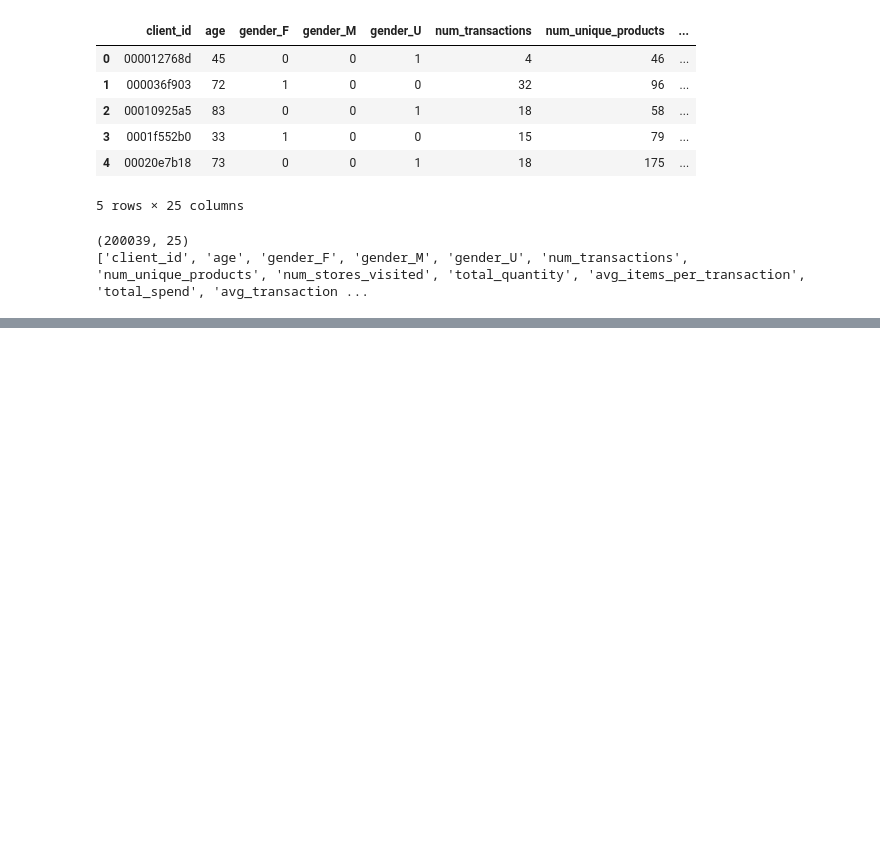
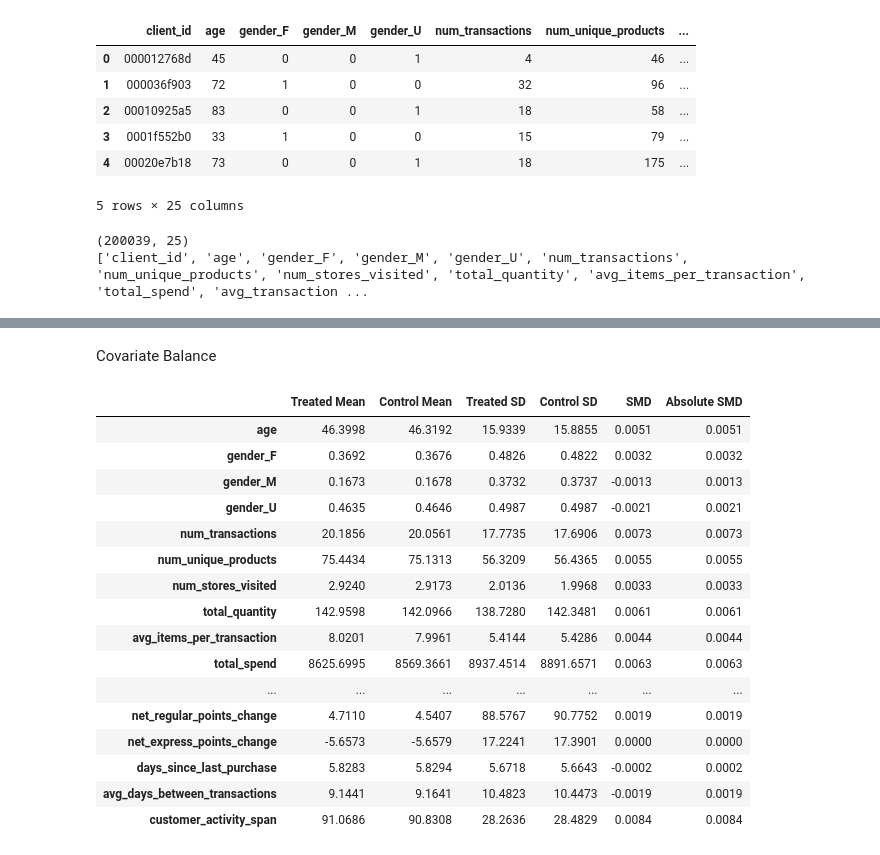
Before and after one commit to shannon-kwok/DSE4101-CausalForest-Grp2, a Jupyter notebook: notebooks/retailhero.ipynb, the cells around one changed output, grey strips where cells are left out. Cells and saved outputs as stored; diff of their text form; code cells hidden in the pictures; blank space fills up the shorter version.

```diff
--- a/notebooks/retailhero.ipynb
+++ b/notebooks/retailhero.ipynb
@@ -698,0 +699,48 @@ Index(['client_id', 'age', 'gender_F', 'gender_M', 'gender_U',
+# %% [markdown]
+Covariate Balance
+# %%
+#Exclude customer identifier, treatment, and outcome
+covariates = features.drop(
+    columns=["client_id", "treatment", "target"]
+).columns
+
+treated = features[features["treatment"] == 1]
+control = features[features["treatment"] == 0]
+
+balance = pd.DataFrame({
+    "Treated Mean": treated[covariates].mean(),
+    "Control Mean": control[covariates].mean(),
+    "Treated SD": treated[covariates].std(),
+    "Control SD": control[covariates].std()
+})
+
+#Standardised mean difference
+balance["SMD"] = (
+    (balance["Treated Mean"] - balance["Control Mean"]) /
+    np.sqrt(
+        (balance["Treated SD"]**2 +
+         balance["Control SD"]**2) / 2
+    )
+)
+
+balance["Absolute SMD"] = balance["SMD"].abs()
+
+display(balance.round(4))
+# %% [output]
+|  | Treated Mean | Control Mean | Treated SD | Control SD | SMD | Absolute SMD |
+| age | 46.3998 | 46.3192 | 15.9339 | 15.8855 | 0.0051 | 0.0051 |
+| gender_F | 0.3692 | 0.3676 | 0.4826 | 0.4822 | 0.0032 | 0.0032 |
+| gender_M | 0.1673 | 0.1678 | 0.3732 | 0.3737 | -0.0013 | 0.0013 |
+| gender_U | 0.4635 | 0.4646 | 0.4987 | 0.4987 | -0.0021 | 0.0021 |
+| num_transactions | 20.1856 | 20.0561 | 17.7735 | 17.6906 | 0.0073 | 0.0073 |
+| num_unique_products | 75.4434 | 75.1313 | 56.3209 | 56.4365 | 0.0055 | 0.0055 |
+| num_stores_visited | 2.9240 | 2.9173 | 2.0136 | 1.9968 | 0.0033 | 0.0033 |
+| total_quantity | 142.9598 | 142.0966 | 138.7280 | 142.3481 | 0.0061 | 0.0061 |
+| avg_items_per_transaction | 8.0201 | 7.9961 | 5.4144 | 5.4286 | 0.0044 | 0.0044 |
+| total_spend | 8625.6995 | 8569.3661 | 8937.4514 | 8891.6571 | 0.0063 | 0.0063 |
+| ... | ... | ... | ... | ... | ... | ... |
+| net_regular_points_change | 4.7110 | 4.5407 | 88.5767 | 90.7752 | 0.0019 | 0.0019 |
+| net_express_points_change | -5.6573 | -5.6579 | 17.2241 | 17.3901 | 0.0000 | 0.0000 |
+| days_since_last_purchase | 5.8283 | 5.8294 | 5.6718 | 5.6643 | -0.0002 | 0.0002 |
+| avg_days_between_transactions | 9.1441 | 9.1641 | 10.4823 | 10.4473 | -0.0019 | 0.0019 |
+| customer_activity_span | 91.0686 | 90.8308 | 28.2636 | 28.4829 | 0.0084 | 0.0084 |
```
Also changed, not shown: parts of 1 cell of this notebook.
